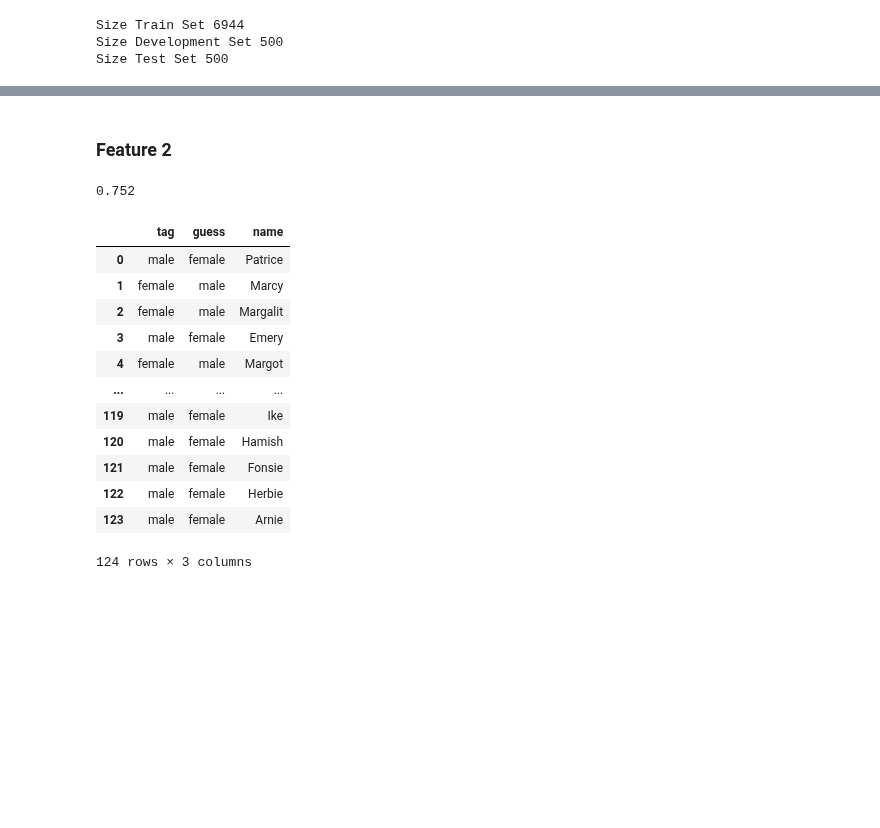
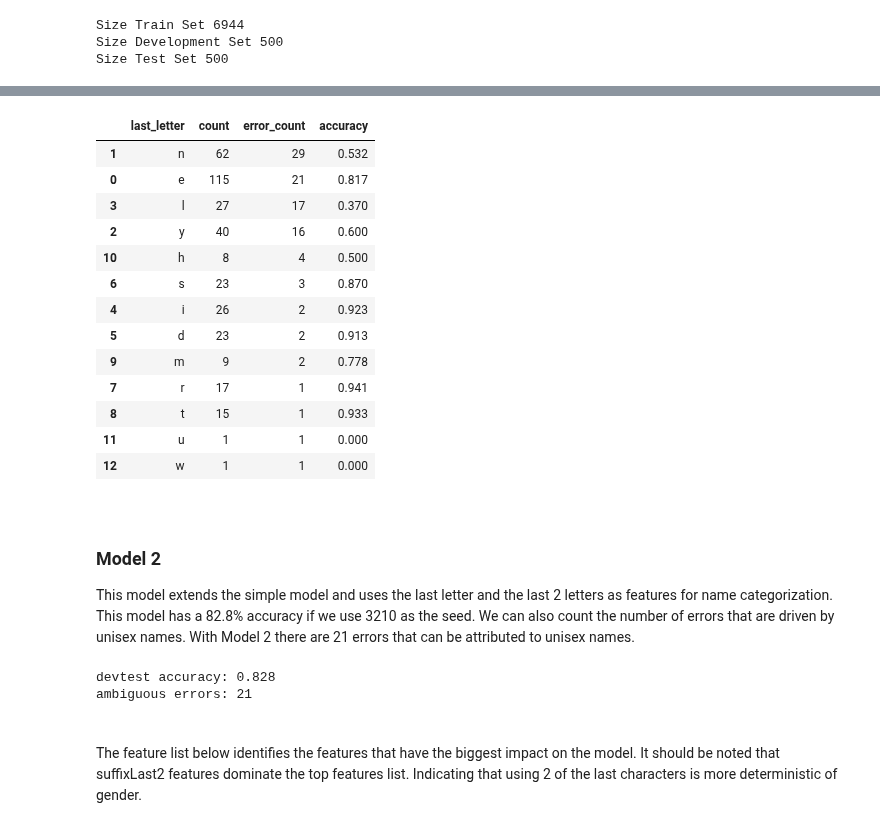
Before and after one commit to dsimband/DATA620_Group3, a Jupyter notebook: Week9_Project3/DATA620_Week9_Project3.ipynb, the cells around one changed output, grey strips where cells are left out. Cells and saved outputs as stored; diff of their text form; code cells hidden in the pictures; blank space fills up the shorter version.

```diff
--- a/Week9_Project3/DATA620_Week9_Project3.ipynb
+++ b/Week9_Project3/DATA620_Week9_Project3.ipynb
@@ -257,7 +290,6 @@ This is a simple model the looks at the last character of a name to determine th
 # %%
+ga1 = GenderAnalysis1()
 ga1.train()
 print('devtest accuracy:', ga1.get_devtest_accuracy())
 print('ambiguous errors:',len(ga1.get_ambiguous_errors()))
-e_df = ga1.get_errors()
-e_df
 # %% [output]
@@ -299,24 +323,51 @@ Most Informative Features
+# %%
+# calculate the number of names in devtest that end with each letter
+n_df = pd.DataFrame(ga1._devtest_names, columns=['name','gender'])
+n_df['last_letter'] = n_df['name'].str[-1]
+n_df = n_df.groupby(['last_letter'])['last_letter'].count().reset_index(name='count').sort_values(['count'], ascending=False)
+
+# calculate the errors
+e_df = ga1.get_errors()
+e_df['last_letter'] = e_df['name'].str[-1]
+e_df = e_df.groupby(['last_letter'])['last_letter'].count().reset_index(name='error_count')
+
+# merge the dataframes
+n_df = pd.merge(n_df,e_df,how="inner", on=["last_letter"])
+n_df['accuracy'] = round(1 - n_df['error_count'] / n_df['count'],3)
+
+# calculate the model accuracy for each letter
+n_df.sort_values(['error_count'], ascending=False)
+# %% [output]
+|  | last_letter | count | error_count | accuracy |
+| 1 | n | 62 | 29 | 0.532 |
+| 0 | e | 115 | 21 | 0.817 |
+| 3 | l | 27 | 17 | 0.370 |
+| 2 | y | 40 | 16 | 0.600 |
+| 10 | h | 8 | 4 | 0.500 |
+| 6 | s | 23 | 3 | 0.870 |
+| 4 | i | 26 | 2 | 0.923 |
+| 5 | d | 23 | 2 | 0.913 |
+| 9 | m | 9 | 2 | 0.778 |
+| 7 | r | 17 | 1 | 0.941 |
+| 8 | t | 15 | 1 | 0.933 |
+| 11 | u | 1 | 1 | 0.000 |
+| 12 | w | 1 | 1 | 0.000 |
 # %% [markdown]
-### Feature 2
+ <br>
+
+### Model 2
+
+This model extends the simple model and uses the last letter and the last 2 letters as features for name categorization. This model has a 82.8% accuracy if we use 3210 as the seed. We can also count the number of errors that are driven by unisex names. With Model 2 there are 21 errors that can be attributed to unisex names.
 # %%
 ga2 = GenderAnalysis2()
 ga2.train()
-print(ga2.get_devtest_accuracy())
-e_df = ga2.get_errors()
-e_df
+print('devtest accuracy:', ga2.get_devtest_accuracy())
+print('ambiguous errors:',len(ga2.get_ambiguous_errors()))
 # %% [output]
-0.752
+devtest accuracy: 0.828
+ambiguous errors: 21
-|  | tag | guess | name |
-| 0 | male | female | Patrice |
-| 1 | female | male | Marcy |
-| 2 | female | male | Margalit |
-| 3 | male | female | Emery |
-| 4 | female | male | Margot |
-| ... | ... | ... | ... |
-| 119 | male | female | Ike |
-| 120 | male | female | Hamish |
-| 121 | male | female | Fonsie |
-| 122 | male | female | Herbie |
-| 123 | male | female | Arnie |
-124 rows × 3 columns
+# %% [markdown]
+<br>
+
+The feature list below identifies the features that have the biggest impact on the model. It should be noted that suffixLast2 features dominate the top features list. Indicating that using 2 of the last characters is more deterministic of gender.
 # %%
```
Also changed, not shown: parts of 40 cells of this notebook.
